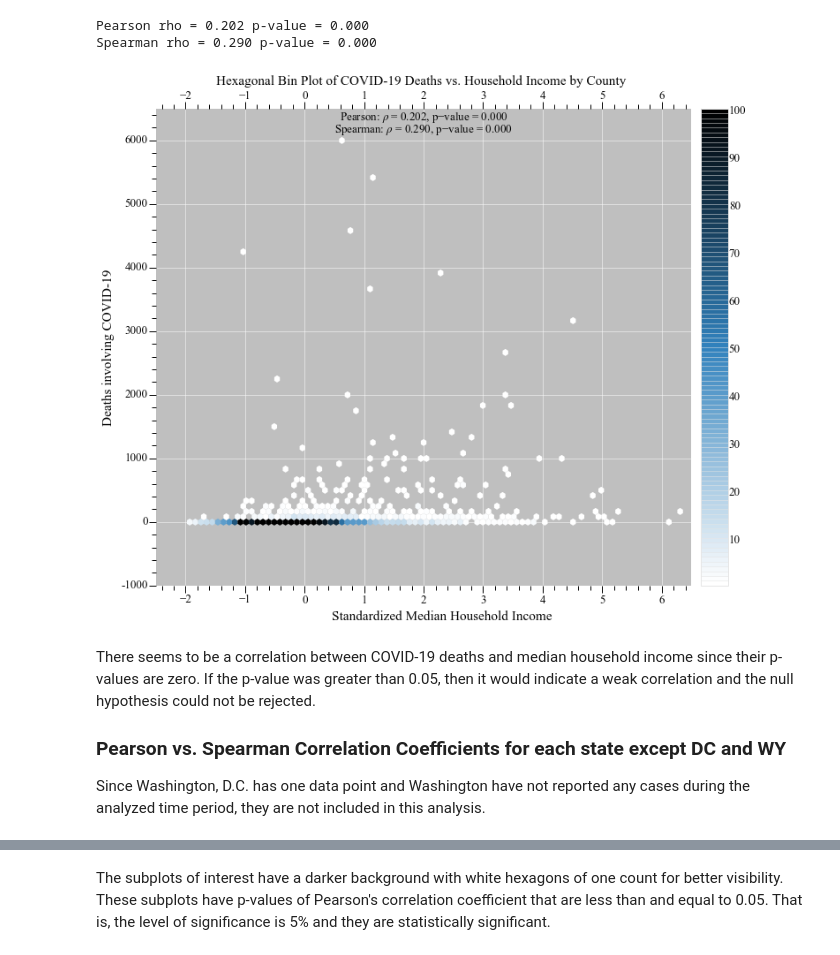
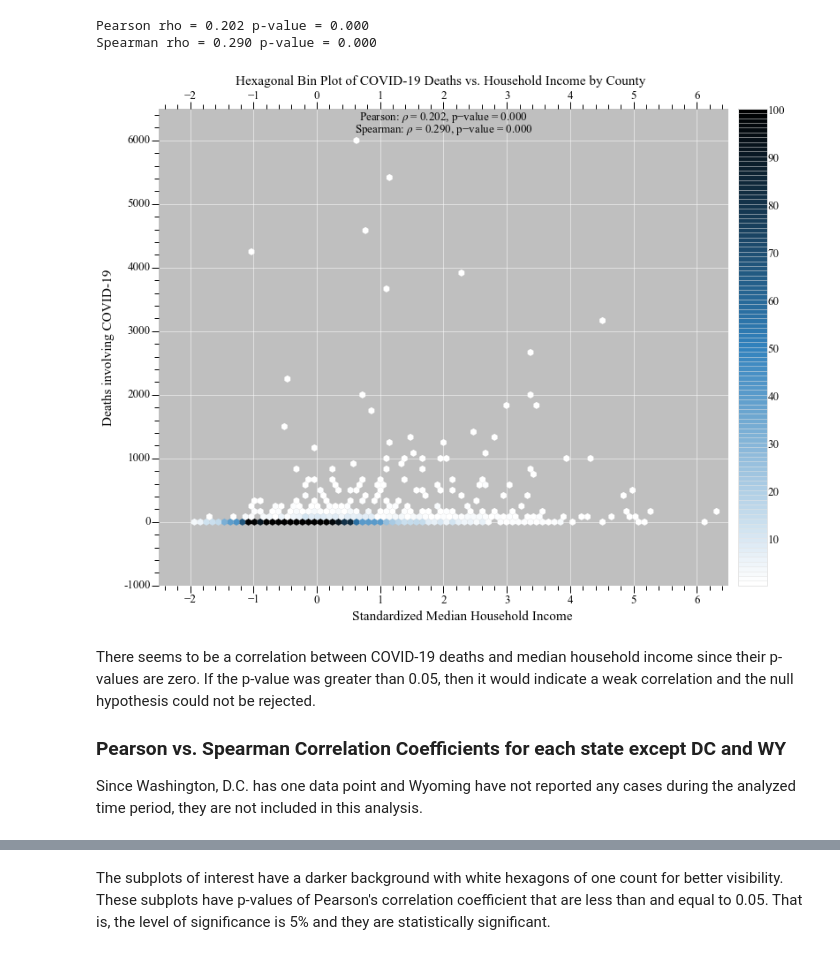
Before and after one commit to dsintexas/dataincubator, a Jupyter notebook: COVID-19.ipynb, the cells around one changed output, grey strips where cells are left out. Cells and saved outputs as stored; diff of their text form; code cells hidden in the pictures.

```diff
--- a/COVID-19.ipynb
+++ b/COVID-19.ipynb
@@ -102,7 +101,7 @@ import scipy.stats
 
 for corr_name in ['pearsonr', 'spearmanr']:
     corr = getattr(scipy.stats, corr_name)
-    r, p = corr(INCOME['Income'].subtract(INCOME['Income'].mean()).divide(INCOME['Income'].std(ddof=0)), COVID['COVID-19'])
+    r, p = corr(INCOME['Income'], COVID['COVID-19'])
     print('{} rho = {:.3f}'.format(corr_name.strip('r').title(), r).replace('-', u'\u2212') + \
                                    ' p-value = {:.3f}'.format(p))
 # %% [output]
@@ -122,16 +121,14 @@ vmax = 100
 ratio = 1000
 xbnd = np.array([-2.5, 6.5])
 ybnd = np.array([-1000, 6500]) / ratio
-ltrw = (xbnd[1] - xbnd[0]) + mrgn * 2
+ltrw = (xbnd[1] - xbnd[0]) * (1 + 1 / 20) + mrgn * 2 + 0.12
 ltrh = (ybnd[1] - ybnd[0]) + mrgn * 2
 corr_yloc = {'pearsonr': ybnd[1] - 0.025, 'spearmanr': ybnd[1] - 0.225}
 
 fig = plt.figure(figsize=(ltrw, ltrh))
-outer_grid = GridSpec(1, 1, left=mrgn/ltrw, bottom=mrgn/ltrh, right=1-mrgn/ltrw, top=1-mrgn/ltrh, \
-                      wspace=1.85/ltrw, hspace=0.1/ltrh)
+outer_grid = GridSpec(1, 1, left=mrgn/ltrw, bottom=mrgn/ltrh, right=1-mrgn/ltrw, top=1-mrgn/ltrh, wspace=0, hspace=0)
 
-inner_grid = GridSpecFromSubplotSpec(1, 2, subplot_spec=outer_grid[0], width_ratios=[20, 1], \
-                                     wspace=0.32/ltrw)
+inner_grid = GridSpecFromSubplotSpec(1, 2, subplot_spec=outer_grid[0], width_ratios=[20, 1], wspace=0.32/ltrw)
 ax = fig.add_subplot(inner_grid[0])
 ax.set_axis_bgcolor('0.95')
 cmap = LinearSegmentedColormap.from_list('cmap', [(1, 1, 1), "#3182bd", (0, 0, 0)])
@@ -148,6 +145,7 @@ for corr_name in corr_yloc:
             verticalalignment='top', fontsize=13)
     if 'son' in corr_name and np.round(p, decimals=3) <= 0.05: ax.set_axis_bgcolor('0.75')
 ax.axis([xbnd[0], xbnd[1], ybnd[0], ybnd[1]])
+ax.set_aspect('equal')
 ax.set_axisbelow(True)
 ax.grid(True, which='major', color='w', linestyle='-', linewidth=0.5)
 ax.tick_params('both', length=8, width=1, which='major', direction='out', labelsize=13)
@@ -161,41 +159,41 @@ ax.xaxis.set_minor_locator(AutoMinorLocator(5))
 ax.set_xticks(np.arange(np.fix(xbnd[0]), np.floor(xbnd[1]) + 1, 1))
 plt.setp(ax.xaxis.get_majorticklabels()[0:2], va='center')
 ax.yaxis.set_ticks_position('left')
 ax.yaxis.set_minor_locator(AutoMinorLocator(5))
 ax.set_yticks(np.arange(np.fix(ybnd[0]), np.floor(ybnd[1]) + 1, 1))
 plt.yticks(ax.get_yticks(), (ax.get_yticks() * ratio).astype(int))
 caxes = fig.add_subplot(inner_grid[1])
 cbar = plt.colorbar(hbin, cax=caxes, drawedges=True, ticks=np.arange(10, vmax + 1, 10))
 cbar.ax.tick_params(length=0, which='both', labelsize=13, pad=1)
 cbar.outline.set_edgecolor('0.9')
 cbar.dividers.set_color('0.9')
 axs = ax.twiny()
 
 for axis in ['left', 'right', 'top', 'bottom']:
     axs.spines[axis].set_visible(False)
 axs.tick_params('both', length=8, width=1, which='major', direction='out', labelsize=13)
 axs.tick_params('both', length=5, width=1, which='minor', direction='out')
 axs.tick_params('x', pad=-5)
 axs.xaxis.set_minor_locator(AutoMinorLocator(5))
 axs.set_xticks(np.arange(np.fix(xbnd[0]), np.floor(xbnd[1]) + 1, 1))
 axs.set_xlim(xbnd)
 
 fig.text(0.5, -0.05, 'Standardized Median Household Income', \
          horizontalalignment='center', verticalalignment='center', fontsize=15.2)
 fig.text(-0.07, 0.5, 'Deaths involving COVID-19', \
          horizontalalignment='center', verticalalignment='center', rotation='vertical', fontsize=15.2)
 fig.suptitle('Hexagonal Bin Plot of COVID-19 Deaths vs. Household Income by County', \
              verticalalignment='bottom', x=0.465, y=1.03, fontsize=15.2)
 plt.show()
 # %% [output]
-[figure, old version]
+[figure, new version]
 # %% [markdown]
 There seems to be a correlation between COVID-19 deaths and median household income since their p-values are zero. If the p-value was greater than 0.05, then it would indicate a weak correlation and the null hypothesis could not be rejected.
 
 
 ### Pearson vs. Spearman Correlation Coefficients for each state except DC and WY
 
-Since Washington, D.C. has one data point and Washington have not reported any cases during the analyzed time period, they are not included in this analysis.
+Since Washington, D.C. has one data point and Wyoming have not reported any cases during the analyzed time period, they are not included in this analysis.
 # %%
 for state in np.setdiff1d(INCOME['State'].unique(), np.array(['DC', 'WY'])):
     print('{}'.format(state))
```
Also changed, not shown: parts of 4 cells of this notebook, 1 other file.
